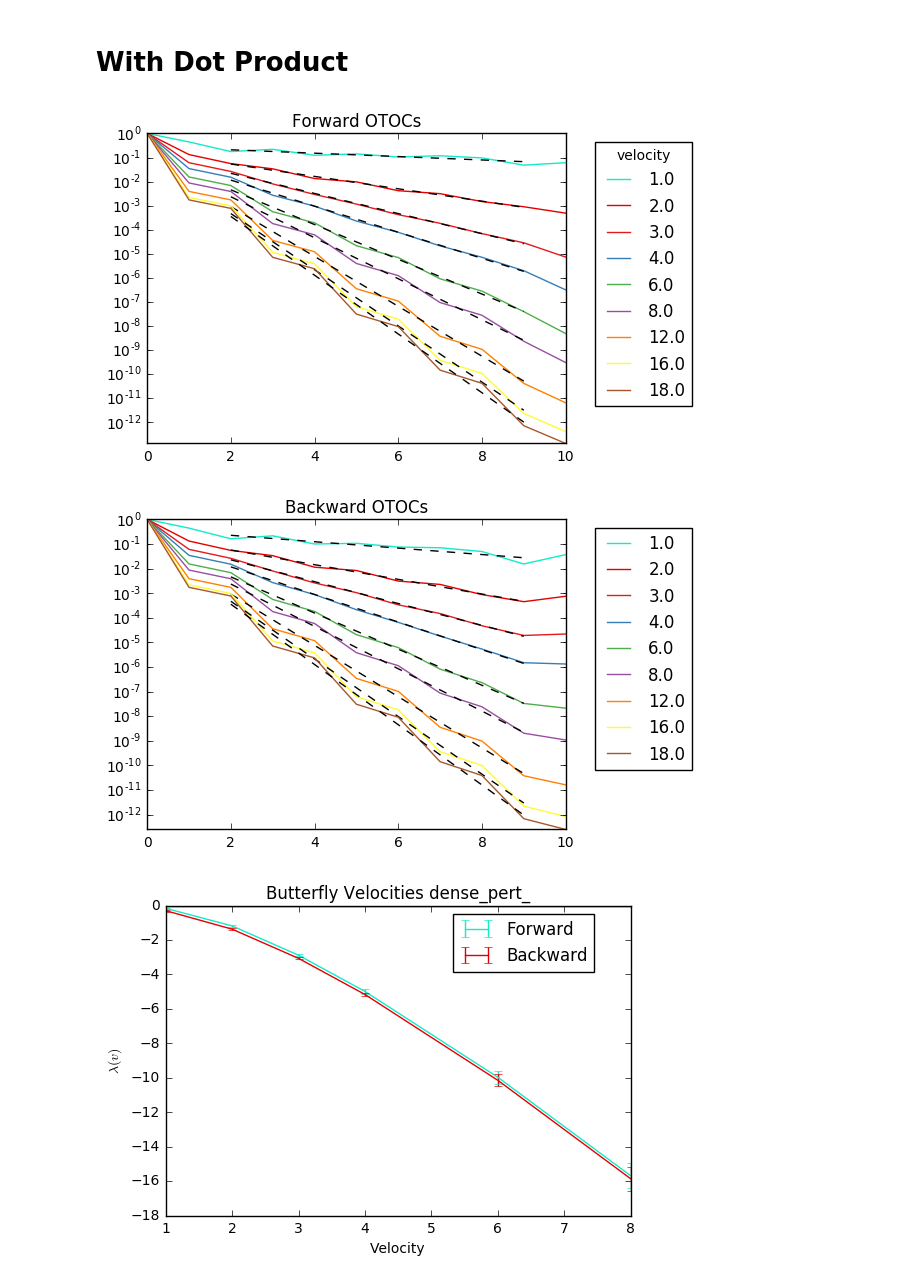
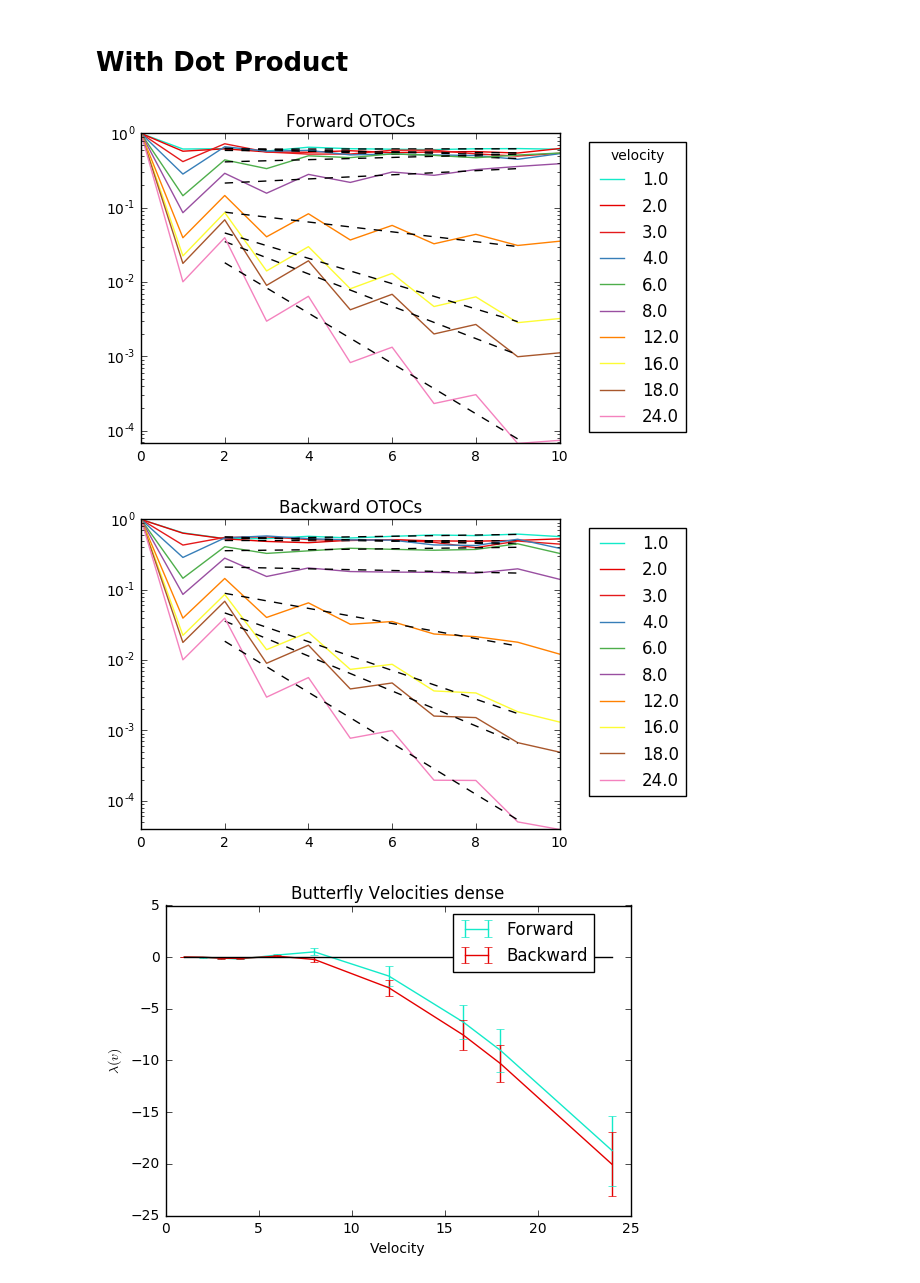
Before and after one commit to cnstahl/Asymmetric, a Jupyter notebook: python/Hamiltonian/OTOCs.ipynb, the cells around one changed output. Cells and saved outputs as stored; diff of their text form; code cells hidden in the pictures.

```diff
--- a/python/Hamiltonian/OTOCs.ipynb
+++ b/python/Hamiltonian/OTOCs.ipynb
@@ -15,7 +15,8 @@ sns.set_palette(sns.xkcd_palette(colors)+sns.color_palette("Set1", 9))
 # Setup #
 L = 11
 dense = True
-pert = True
+pert_strength = 0
+pert = (pert_strength != 0)
 h = 0
 if (dense):
     fix = 'dense'
@@ -27,6 +28,7 @@ if (pert):
     prefix = prefix + "_pert_"
     fix    = fix    + "_pert_"
 prefix = prefix + 'h' + str(h)
+if (not pert_strength == 4): prefix = prefix + 'p' + str(pert_strength)
 sites = np.arange(L)
 # print(prefix + "foreL" + str(L) + "v*.npy")
 forenames = glob.glob(prefix + "foreL" + str(L) + "v*.npy")
@@ -108,23 +110,23 @@ plt.title("Backward OTOCs")
 # plt.savefig('figures/otocs_' + fix + 'backL' + str(L) + '.pdf')
 plt.show()
 # %% [output]
-[figure, old version]
+[figure, new version]
-[figure, old version]
+[figure, new version]
 # %%
 ax = plt.subplot(111)
-ax.errorbar(vs[:6], gammas_fore[:6], yerr=errors_fore[:6],  label = "Forward")
-ax.errorbar(vs[:6], gammas_back[:6], yerr=errors_back[:6],  label = "Backward")
-ax.plot(vs[:6], np.zeros(len(vs))[:6], 'k')
+ax.errorbar(vs, gammas_fore, yerr=errors_fore,  label = "Forward")
+ax.errorbar(vs, gammas_back, yerr=errors_back,  label = "Backward")
+ax.plot(vs, np.zeros(len(vs)), 'k')
 box = ax.get_position()
 ax.set_position([box.x0, box.y0, box.width, box.height])
 ax.legend(bbox_to_anchor=(.6, 1), loc=2)
 plt.title("Butterfly Velocities " + fix)
 plt.xlabel("Velocity")
 plt.ylabel("$\lambda(v)$")
 # plt.savefig('figures/butterfly_' + fix + 'L' + str(L) + '.pdf')
 plt.show()
 # %% [output]
-[figure, old version]
+[figure, new version]
 # %%
 mean
 # %% [output]
```
Also changed, not shown: parts of 2 cells of this notebook, 1 other file.
